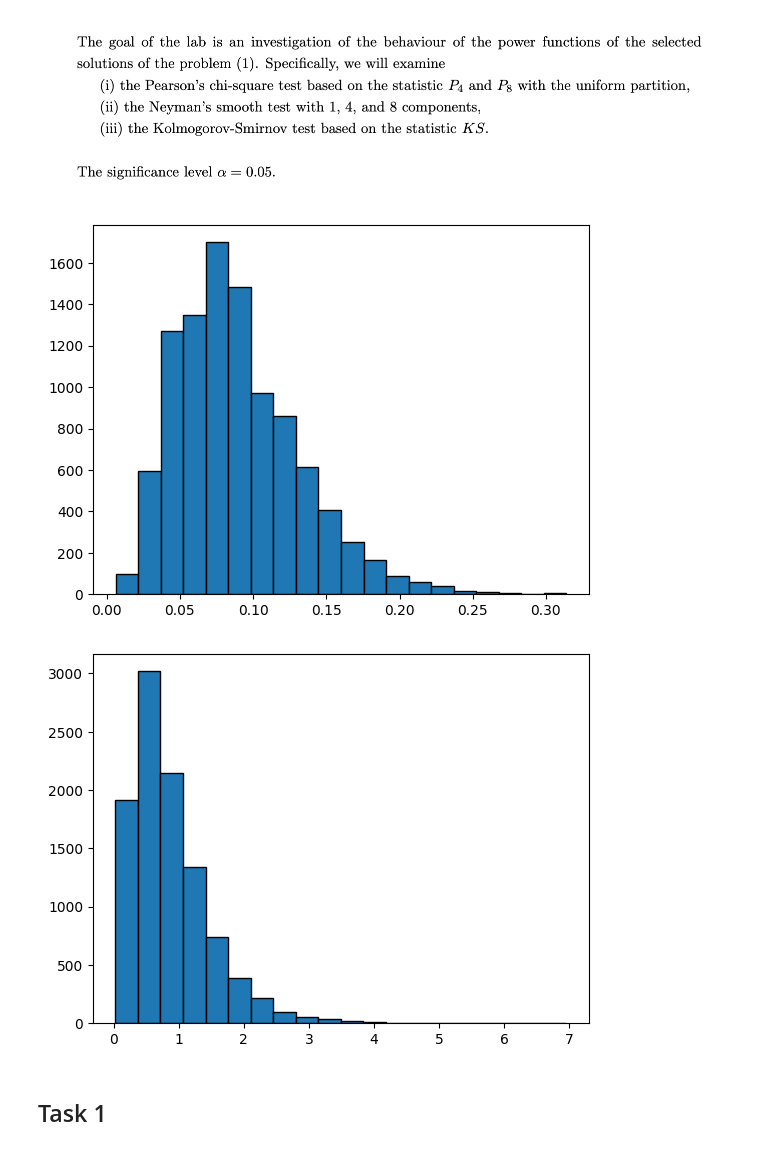
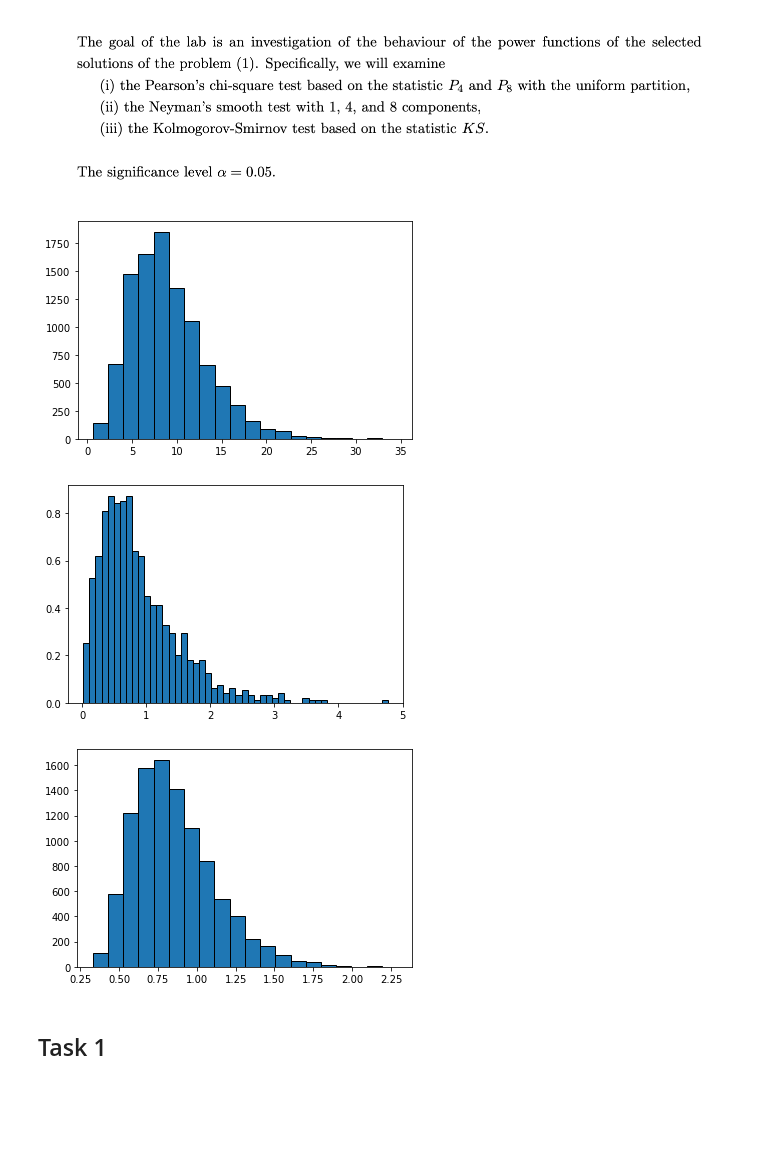
Before and after one commit to TheFebrin/UNIVERSITY, a Jupyter notebook: Statistics and Linear Models/Task3/Task3.ipynb, the cells around one changed output. Drawn from its saved outputs; the diff is of its cells as text; code cells hidden in the pictures; blank space fills up the shorter version.

Commit message:
Stat List 3

```diff
--- a/Statistics and Linear Models/Task3/Task3.ipynb
+++ b/Statistics and Linear Models/Task3/Task3.ipynb
@@ -18,7 +18,7 @@ def pearson(k: int, X: np.ndarray) -> float:
     hist, bins = np.histogram(X, bins=k)
     N = len(X)
     p = 1 / k
-    return np.sum((hist - N * p) ** 2 / N * p)
+    return np.sum((hist - N * p) ** 2 / (N * p))
 # %%
 data = []
 k = 10
@@ -29,25 +29,39 @@ for i in range(10000):
     ))
 _ = plt.hist(data, bins=20, edgecolor="black")
 # %% [output]
-[figure, old version]
+[figure, new version]
 # %%
 def neyman(k: int, X: np.ndarray) -> float:
     N = len(X)
     ans: float = 0
-    for i in range(k):
+    for j in range(k):
         inner_sum: float = 0
-        for j in range(N):
-            inner_sum += scipy.special.eval_sh_legendre(i + 1, X[j])
-        ans += inner_sum ** 2 / N
+        for i in range(N):
+            inner_sum += scipy.special.eval_sh_legendre(j + 1, X[i])
+        ans += (inner_sum / np.sqrt(N)) ** 2
     return ans
+# %%
+data = []
+k = 5
+for i in tqdm(range(1000)):
+    data.append(neyman(
+        k=k,
+        X=np.random.uniform(0, 1, size=100)
+    ))
+_ = plt.hist(data, bins=50, edgecolor="black", density=True)
+# %% [output]
+[figure, added]
+# %%
+def ks(X: np.ndarray) -> float:
+    N = len(X)
+    return np.sqrt(N) * scipy.stats.kstest(rvs=X, cdf="uniform").statistic
 # %%
 data = []
 k = 5
 for i in tqdm(range(10000)):
-    data.append(neyman(
-        k=k,
+    data.append(ks(
         X=np.random.uniform(0, 1, size=100)
     ))
 _ = plt.hist(data, bins=20, edgecolor="black")
 # %% [output]
-[figure, old version]
+[figure, new version]
```
Also changed, not shown: parts of 12 cells of this notebook.
